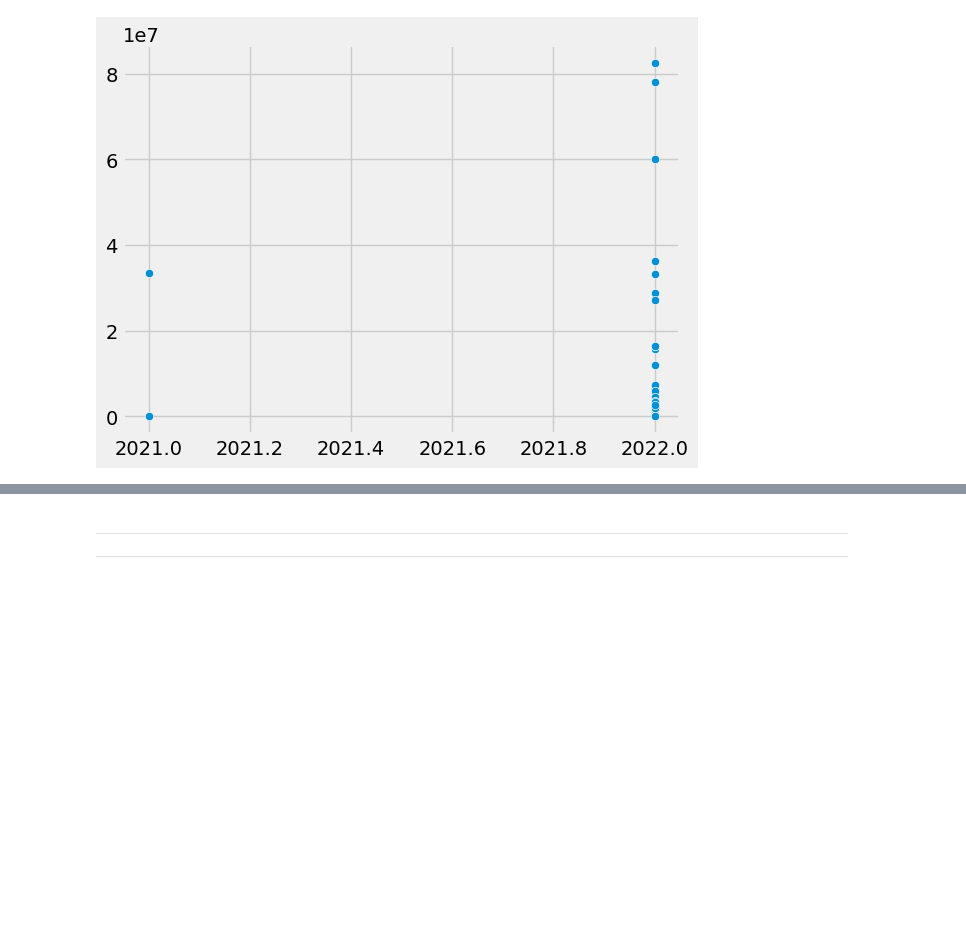
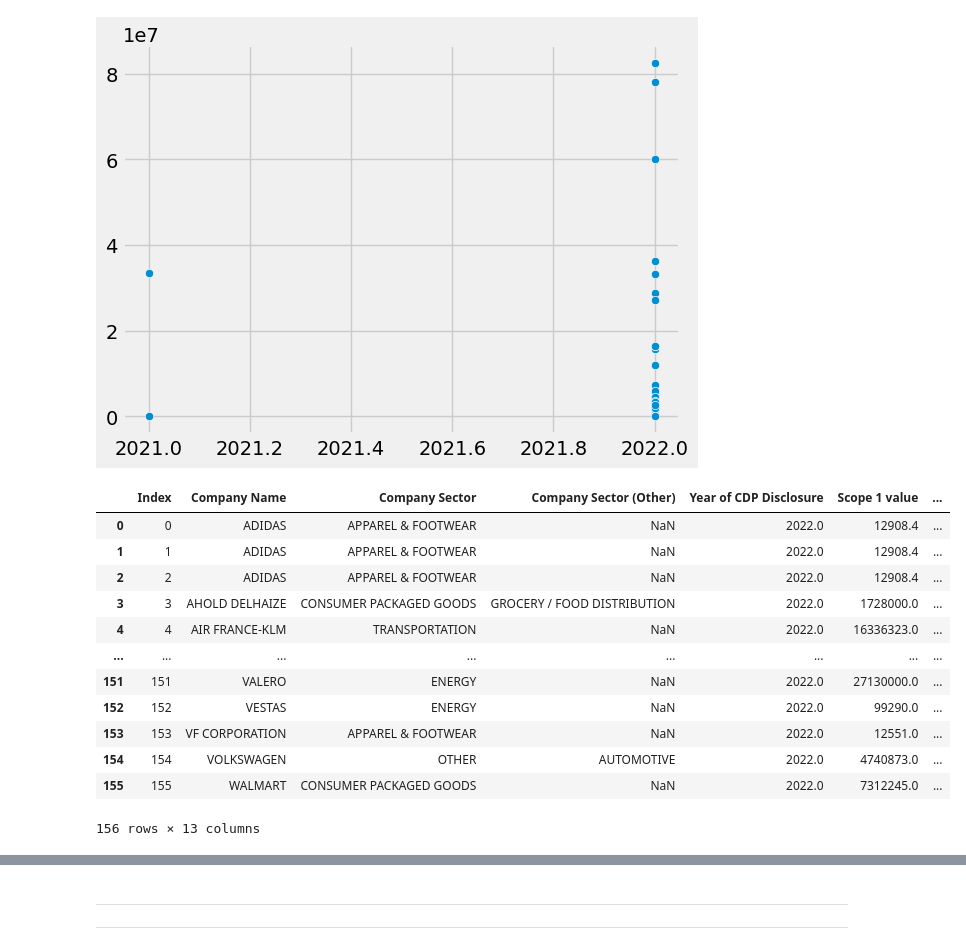
Before and after one commit to ds-modules/ESPM-136, a Jupyter notebook: nb2-eda/nb2-Jason.ipynb, the cells around one changed output, grey strips where cells are left out. Drawn from its saved outputs; the diff is of its cells as text; code cells hidden in the pictures; blank space fills up the shorter version.

```diff
--- a/nb2-eda/nb2-Jason.ipynb
+++ b/nb2-eda/nb2-Jason.ipynb
@@ -204,5 +205,32 @@ sns.scatterplot(x=emissions['Year of CDP Disclosure'],
 plt.show()
 # %% [output]
 [figure]
+# %%
+import pandas as pd
+
+# name = pd.DataFrame(emissions.column('Company Name'), columns=['Company Name'])
+# revenue = pd.DataFrame(emissions.column('Total Revenue'), columns=['Total Revenue'])
+# currency = pd.DataFrame(emissions.column(
+#     'Currency of Total Revenue'), columns=['Currency of Total Revenue'])
+# emission = pd.DataFrame(emissions.column('Scope 1 value'), columns=['Scope 1 value'])
+# sector = pd.DataFrame(emissions.column('Company Sector'), columns=['Company Sector'])
+
+# df = pd.concat([name, revenue, currency, emission, sector], axis=1)
+df = pd.read_csv('emissions.csv')
+df
+# %% [output]
+|  | Index | Company Name | Company Sector | Company Sector (Other) | Year of CDP Disclosure | Scope 1 value | ... |
+| 0 | 0 | ADIDAS | APPAREL & FOOTWEAR | NaN | 2022.0 | 12908.4 | ... |
+| 1 | 1 | ADIDAS | APPAREL & FOOTWEAR | NaN | 2022.0 | 12908.4 | ... |
+| 2 | 2 | ADIDAS | APPAREL & FOOTWEAR | NaN | 2022.0 | 12908.4 | ... |
+| 3 | 3 | AHOLD DELHAIZE | CONSUMER PACKAGED GOODS | GROCERY / FOOD DISTRIBUTION | 2022.0 | 1728000.0 | ... |
+| 4 | 4 | AIR FRANCE-KLM | TRANSPORTATION | NaN | 2022.0 | 16336323.0 | ... |
+| ... | ... | ... | ... | ... | ... | ... | ... |
+| 151 | 151 | VALERO | ENERGY | NaN | 2022.0 | 27130000.0 | ... |
+| 152 | 152 | VESTAS | ENERGY | NaN | 2022.0 | 99290.0 | ... |
+| 153 | 153 | VF CORPORATION | APPAREL & FOOTWEAR | NaN | 2022.0 | 12551.0 | ... |
+| 154 | 154 | VOLKSWAGEN | OTHER | AUTOMOTIVE | 2022.0 | 4740873.0 | ... |
+| 155 | 155 | WALMART | CONSUMER PACKAGED GOODS | NaN | 2022.0 | 7312245.0 | ... |
+156 rows × 13 columns
 # %%
 @interact(currency=Dropdown(options=np.unique(emissions['Currency of Total Revenue']), value='USD'))
```
Also changed, not shown: parts of 3 cells of this notebook.
